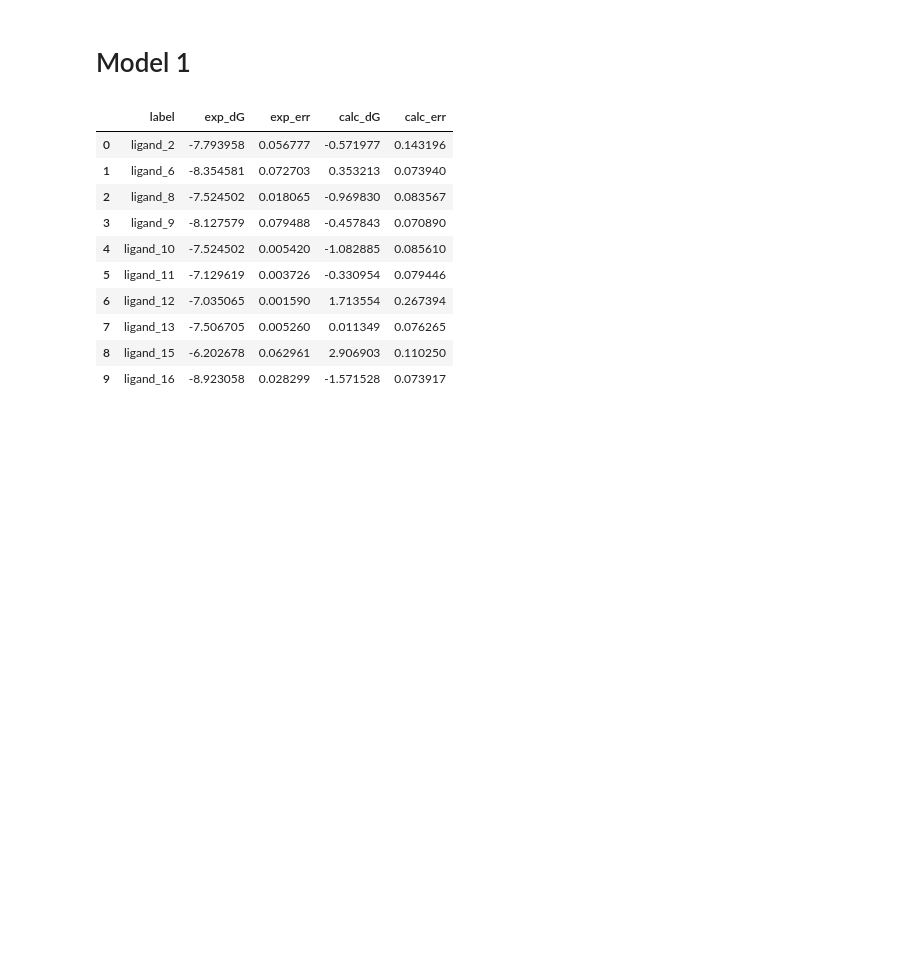
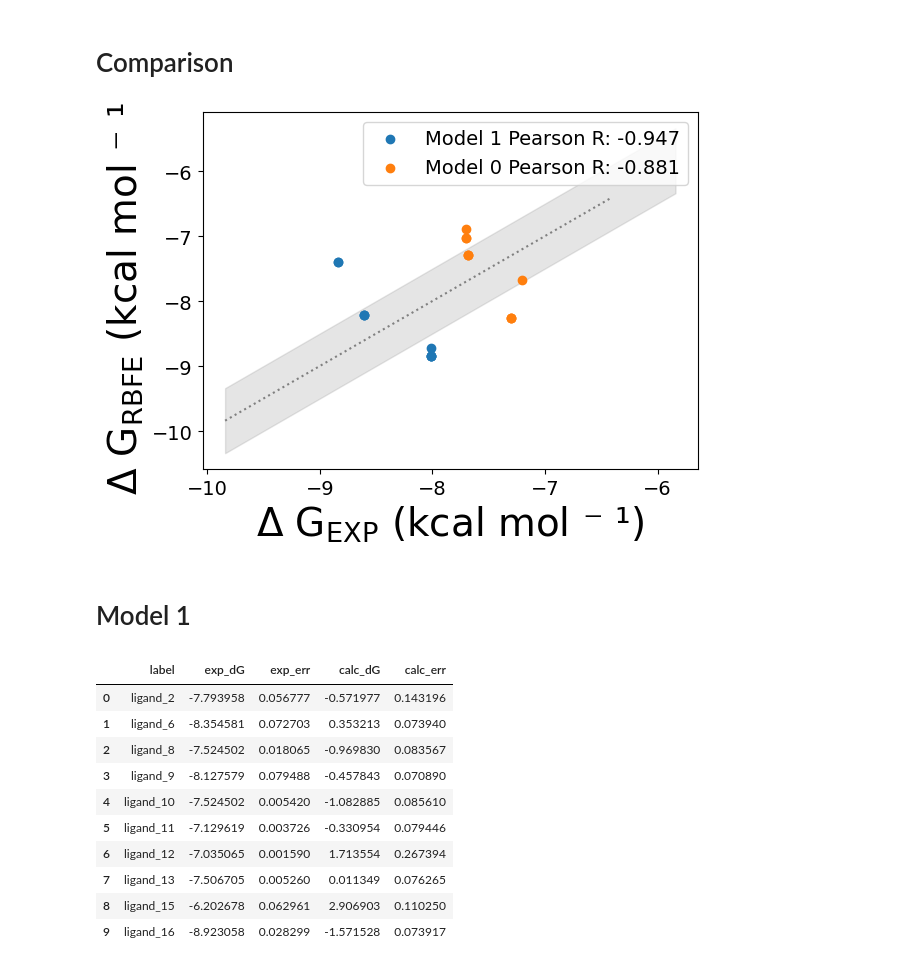
Before and after one commit to meyresearch/metalloenzymes, a Jupyter notebook: meze/analysis.ipynb, the cells around one changed output. Drawn from its saved outputs; the diff is of its cells as text; code cells hidden in the pictures; blank space fills up the shorter version.

Commit message:
compare model 0 model 1 minimum R coefficients

```diff
--- a/meze/analysis.ipynb
+++ b/meze/analysis.ipynb
@@ -92,3 +92,5 @@ def plot_hist(data, n_bins=100):
     plt.xlabel("Value")
     plt.ylabel("Frequency")
     plt.show()
+# %% [markdown]
+# Comparison
@@ -95,3 +134,49 @@ def plot_hist(data, n_bins=100):
+# %%
+
+i1 = np.argmin(pearson_distr_1)
+i0 = np.argmin(pearson_distr_0)
+exp = exp_samples_1[i1]
+calc = calc_samples_1[i1]
+
+shift = np.min(exp)
+
+x_data = exp - np.mean(exp) + shift
+y_data = calc - np.mean(calc) + shift
+plt.scatter(x_data, y_data, label=f"Model 1 Pearson R: {np.round(pearson_distr_1[i1], 3)}")
+max_calculated = max(y_data) + 1
+max_experimental = max(x_data) + 1
+max_value = max(max_calculated, max_experimental)
+
+min_calculated = min(y_data) - 1
+min_experimental = min(x_data) - 1
+min_value = min(min_calculated, min_experimental)
+top = np.arange(min_value+0.5, max_value+1.5)
+bottom = np.arange(min_value-0.5, max_value+0.5)
+x = np.arange(min_value, max_value+1)
+plt.fill_between(x, bottom, top, alpha=0.2, color="gray", zorder=-1)
+plt.plot([min_value, max_value], [min_value, max_value], color="gray", linestyle=":", zorder=-1)
+
+### -----
+exp = exp_samples_0[i0]
+calc = calc_samples_0[i0]
+
+shift = np.min(exp)
+
+x_data = exp - np.mean(exp) + shift
+y_data = calc - np.mean(calc) + shift
+plt.scatter(x_data, y_data, label=f"Model 0 Pearson R: {np.round(pearson_distr_0[i0], 3)}")
+max_calculated = max(y_data) + 1
+max_experimental = max(x_data) + 1
+max_value = max(max_calculated, max_experimental)
+
+
+plt.xlabel("$\Delta$ G$_\mathrm{EXP}$ (kcal mol \u207B \u00B9)", fontsize=28)
+plt.ylabel("$\Delta$ G$_\mathrm{RBFE}$ (kcal mol \u207B \u00B9)", fontsize=28)
+plt.legend()
+plt.tight_layout()
+plt.show()
+# %% [output]
+[figure, added]
 # %% [markdown]
 # Model 1
 # %%
```
Also changed, not shown: parts of 1 cell of this notebook.
